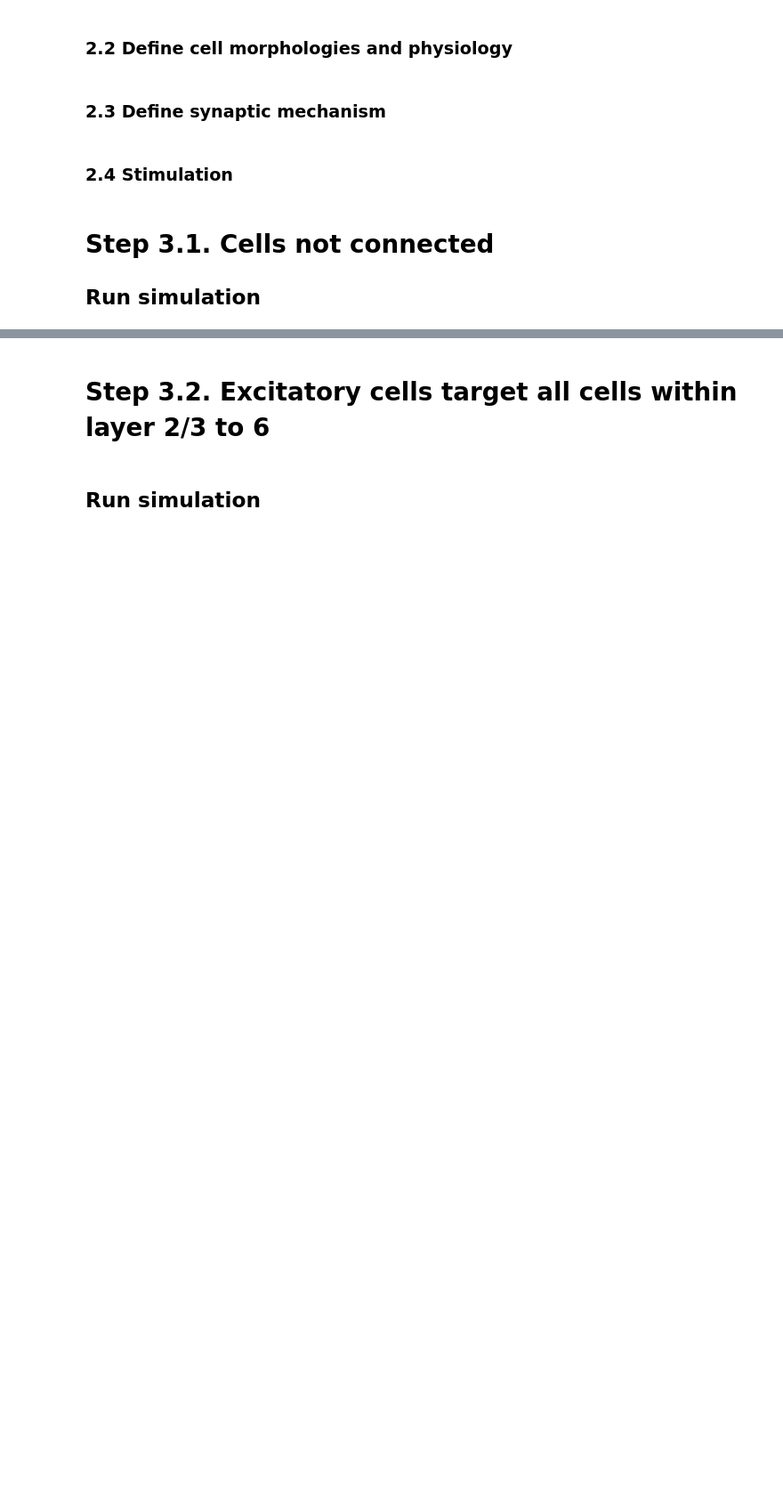
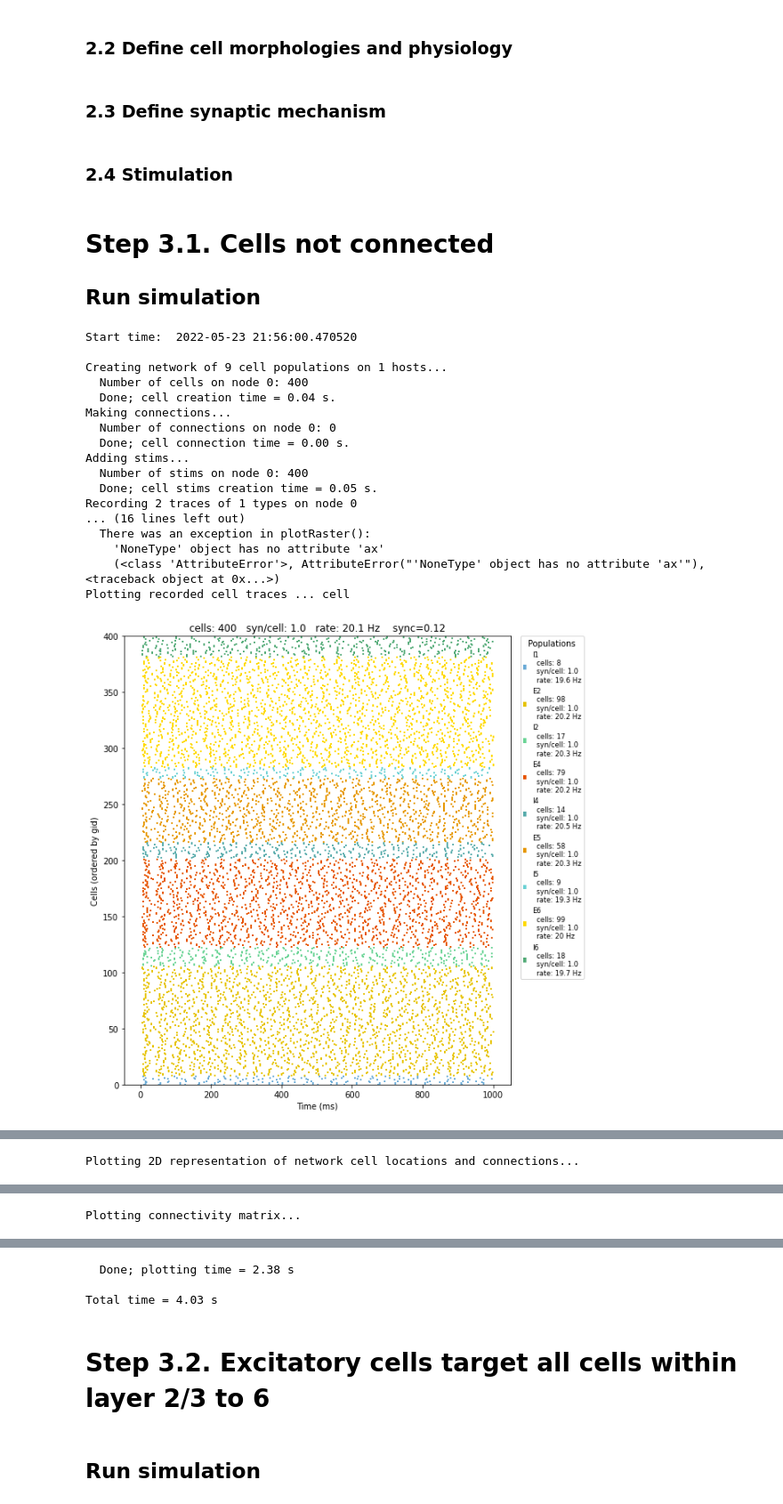
Before and after one commit to AlbrechtAlice/In-Silico-Neuroscience, a Jupyter notebook: Week12_HomeWork.ipynb, the cells around one changed output, grey strips where cells are left out. Shown at 89% size. Drawn from its saved outputs; the diff is of its cells as text; code cells hidden in the pictures; blank space fills up the shorter version.

Commit message:
raster plots

```diff
--- a/Week12_HomeWork.ipynb
+++ b/Week12_HomeWork.ipynb
@@ -342,22 +369,44 @@ netParams.stimTargetParams["bkg->all"] = {
 # %%
 # Simulation options
 simConfig = specs.SimConfig()
 
 simConfig.duration = 1 * 1e3  # Duration of the simulation, in ms
 simConfig.dt = 0.05  # Internal integration timestep to use
 simConfig.verbose = False  # Show detailed messages
 simConfig.recordTraces = {
     "V_soma": {"sec": "soma", "loc": 0.5, "var": "v"}
 }  # Dict with traces to record
 
 simConfig.recordStep = 1  # Step size in ms to save data (e.g. V traces, LFP, etc)
-simConfig.filename = "model_output_ex02"  # Set file output name
+simConfig.filename = "model_output_ex02_part1"  # Set file output name
 simConfig.savePickle = False  # Save params, network and sim output to pickle file
 
+fig, ax = plt.subplots(figsize = (10, 10))
+ax.set_ylim((0, 400))
 simConfig.analysis["plotRaster"] = {"orderBy": "y", "orderInverse": True,}  # Plot a raster
+simConfig.analysis["plotRaster"] = {"axis" : ax, "saveFig": True}
 simConfig.analysis["plotTraces"] = {"include": [("E2", 0), ("E6", 5)]}  # Plot recorded traces for this list of cells
 simConfig.analysis["plot2Dnet"] = True  # plot 2D visualization of cell positions and connections
 simConfig.analysis["plotConn"] = True  # plot connectivity matrix
 
 # Create network and run simulation
 sim.createSimulateAnalyze(netParams=netParams, simConfig=simConfig)
+# %% [output]
+Start time:  2022-05-23 21:56:00.470520
+
+Creating network of 9 cell populations on 1 hosts...
+  Number of cells on node 0: 400
+  Done; cell creation time = 0.04 s.
+Making connections...
+  Number of connections on node 0: 0
+  Done; cell connection time = 0.00 s.
+Adding stims...
+  Number of stims on node 0: 400
+  Done; cell stims creation time = 0.05 s.
+Recording 2 traces of 1 types on node 0
+... (16 lines left out)
+  There was an exception in plotRaster():
+    'NoneType' object has no attribute 'ax'
+    (<class 'AttributeError'>, AttributeError("'NoneType' object has no attribute 'ax'"), <traceback object at 0x...>)
+Plotting recorded cell traces ... cell
+[figure, added]
@@ -363,0 +415 @@ sim.createSimulateAnalyze(netParams=netParams, simConfig=simConfig)
+Plotting 2D representation of network cell locations and connections...
@@ -363,0 +417 @@ sim.createSimulateAnalyze(netParams=netParams, simConfig=simConfig)
+Plotting connectivity matrix...
@@ -364,3 +419,6 @@ sim.createSimulateAnalyze(netParams=netParams, simConfig=simConfig)
+  Done; plotting time = 2.38 s
+
+Total time = 4.03 s
 # %% [markdown]
 # Step 3.2. Excitatory cells target all cells within layer 2/3 to 6
 # %%
```
Also changed, not shown: parts of 7 cells of this notebook.
